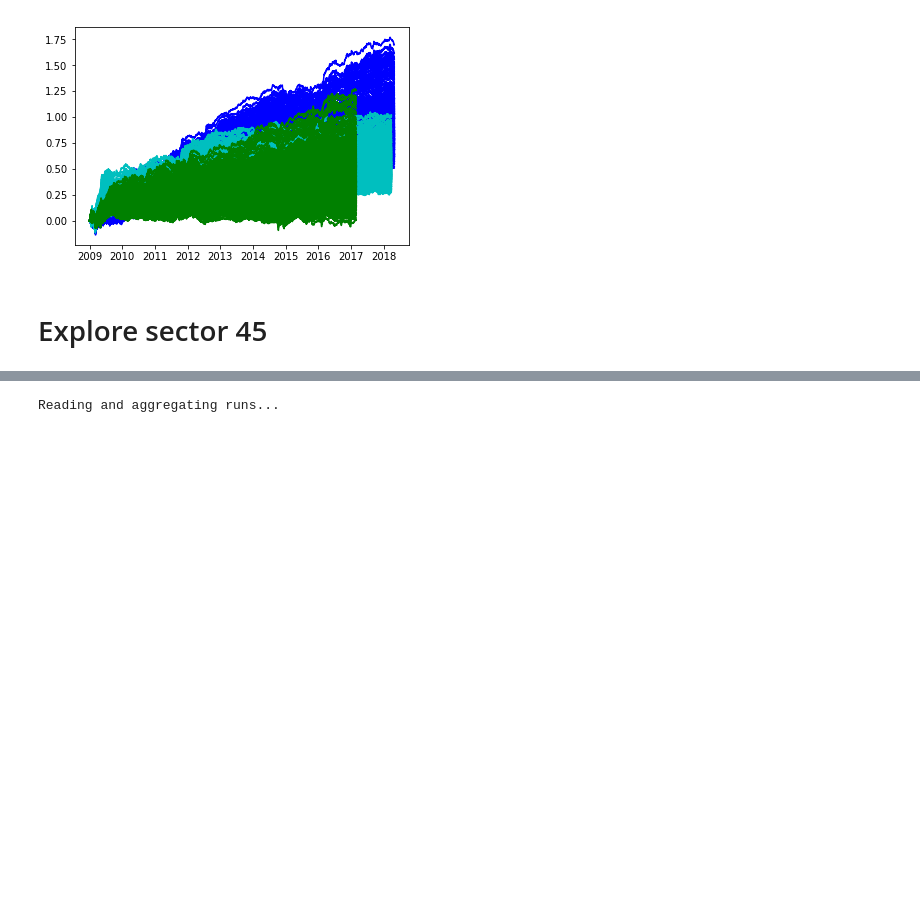
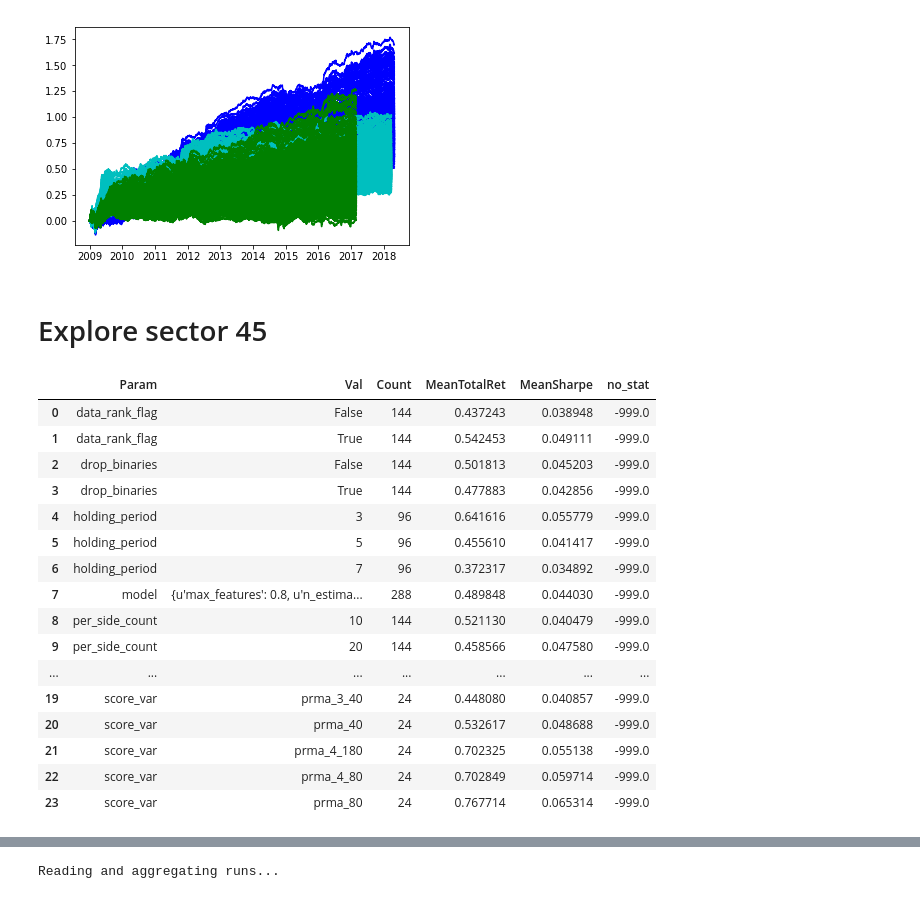
Before and after one commit to ryanoley/ram, a Jupyter notebook: research/statarb/20181009_StatArb_smallgroup.ipynb, the cells around one changed output, grey strips where cells are left out. Drawn from its saved outputs; the diff is of its cells as text; code cells hidden in the pictures; blank space fills up the shorter version.

```diff
--- a/research/statarb/20181009_StatArb_smallgroup.ipynb
+++ b/research/statarb/20181009_StatArb_smallgroup.ipynb
@@ -109,3 +112,23 @@ plt.show()
+# %%
+run2B.analyze_parameters()
+# %% [output]
+|  | Param | Val | Count | MeanTotalRet | MeanSharpe | no_stat |
+| 0 | data_rank_flag | False | 144 | 0.437243 | 0.038948 | -999.0 |
+| 1 | data_rank_flag | True | 144 | 0.542453 | 0.049111 | -999.0 |
+| 2 | drop_binaries | False | 144 | 0.501813 | 0.045203 | -999.0 |
+| 3 | drop_binaries | True | 144 | 0.477883 | 0.042856 | -999.0 |
+| 4 | holding_period | 3 | 96 | 0.641616 | 0.055779 | -999.0 |
+| 5 | holding_period | 5 | 96 | 0.455610 | 0.041417 | -999.0 |
+| 6 | holding_period | 7 | 96 | 0.372317 | 0.034892 | -999.0 |
+| 7 | model | {u'max_features': 0.8, u'n_estima... | 288 | 0.489848 | 0.044030 | -999.0 |
+| 8 | per_side_count | 10 | 144 | 0.521130 | 0.040479 | -999.0 |
+| 9 | per_side_count | 20 | 144 | 0.458566 | 0.047580 | -999.0 |
+| ... | ... | ... | ... | ... | ... | ... |
+| 19 | score_var | prma_3_40 | 24 | 0.448080 | 0.040857 | -999.0 |
+| 20 | score_var | prma_40 | 24 | 0.532617 | 0.048688 | -999.0 |
+| 21 | score_var | prma_4_180 | 24 | 0.702325 | 0.055138 | -999.0 |
+| 22 | score_var | prma_4_80 | 24 | 0.702849 | 0.059714 | -999.0 |
+| 23 | score_var | prma_80 | 24 | 0.767714 | 0.065314 | -999.0 |
 # %%
 drop_params = [('clusters', True), ('holding_period', 5),
                ('holding_period', 7), ('per_side_count', 20),
```
Also changed, not shown: parts of 4 cells of this notebook, 1 other file.
